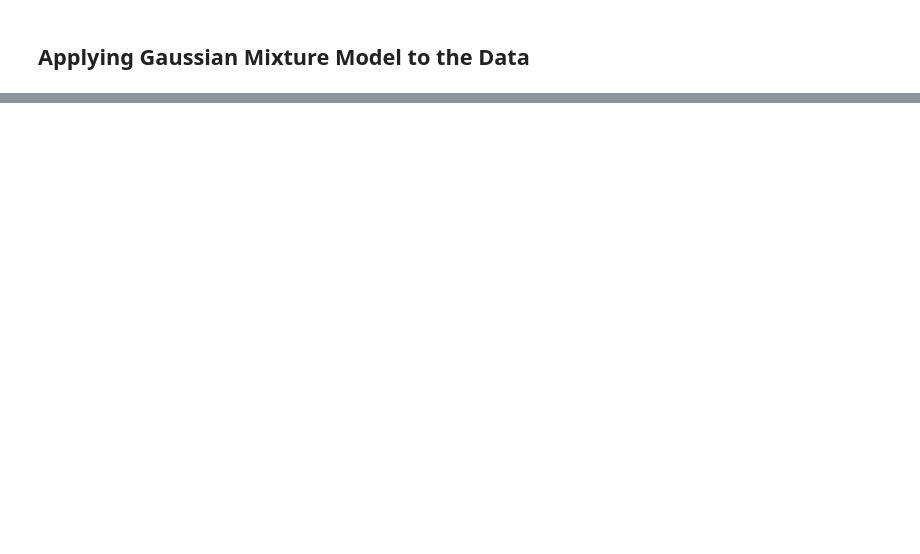
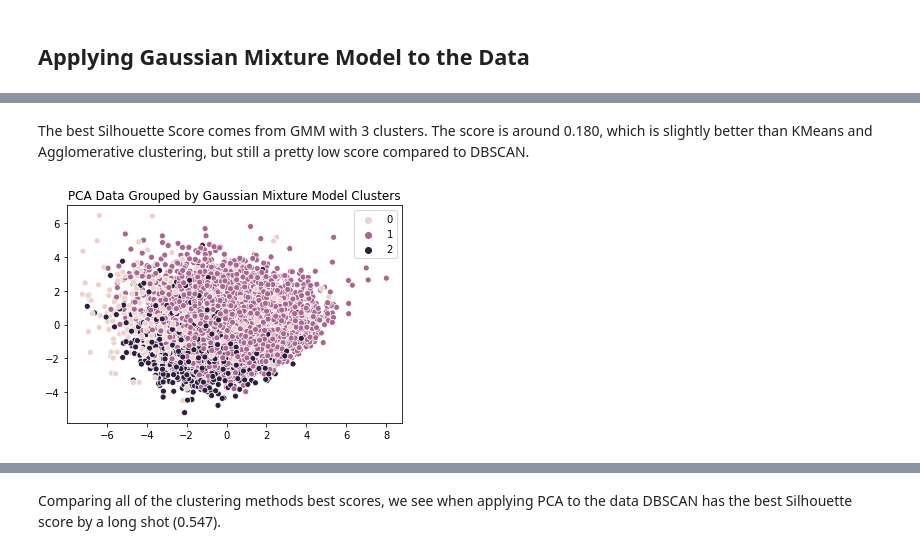
Before and after one commit to jhl126/For-Fun-LoL-Data, a Jupyter notebook: LoL Blue Wins Clustering.ipynb, the cells around one changed output, grey strips where cells are left out. Drawn from its saved outputs; the diff is of its cells as text; code cells hidden in the pictures; blank space fills up the shorter version.

```diff
--- a/LoL Blue Wins Clustering.ipynb
+++ b/LoL Blue Wins Clustering.ipynb
@@ -419,3 +485,16 @@ The Silhouette Score for 10 clusters is:0.10165722263946232
 [interactive output not drawn]
 [interactive output not drawn]
 [interactive output not drawn]
+# %% [markdown]
+The best Silhouette Score comes from GMM with 3 clusters. The score is around 0.180, which is slightly better than KMeans and Agglomerative clustering, but still a pretty low score compared to DBSCAN.
+# %%
+gauss = GaussianMixture(n_components=3, random_state=13)
+clusters = gauss.fit_predict(X_pca)
+
+sns.scatterplot(
+    X_pca[:, 0], X_pca[:, 1], hue=clusters,
+)
+plt.title("PCA Data Grouped by Gaussian Mixture Model Clusters")
+plt.show()
+# %% [output]
+[figure, added]
@@ -421,0 +513,2 @@ The Silhouette Score for 10 clusters is:0.10165722263946232
+# %% [markdown]
+Comparing all of the clustering methods best scores, we see when applying PCA to the data DBSCAN has the best Silhouette score by a long shot (0.547).
```
Also changed, not shown: parts of 4 cells of this notebook.
